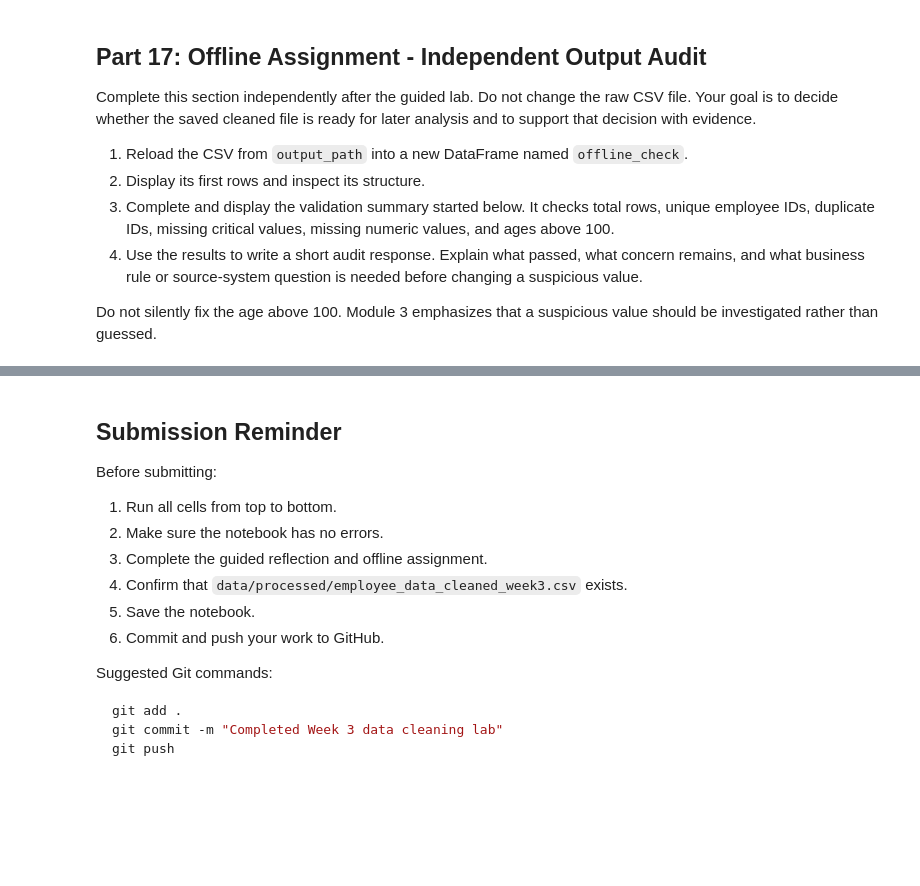
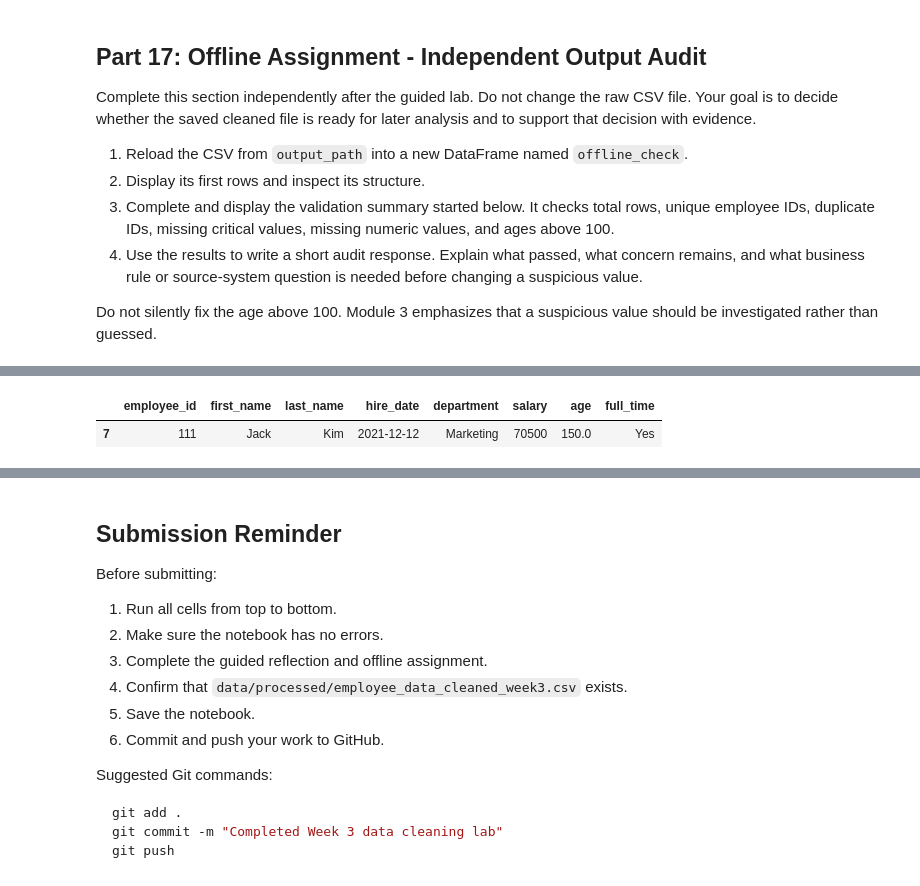
Before and after one commit to glendadavisjohnson/First-Steps-in-Data-Cleaning, a Jupyter notebook: notebooks/week3_data_cleaning_lab.ipynb, the cells around one changed output, grey strips where cells are left out. Saved outputs shown, nothing was run; the diff lists cells and outputs as text; code cells hidden in the pictures; blank space fills up the shorter version.

```diff
--- a/notebooks/week3_data_cleaning_lab.ipynb
+++ b/notebooks/week3_data_cleaning_lab.ipynb
@@ -585,0 +593,5 @@ offline_check.head()
+# %%
+offline_check[offline_check["age"] >100]
+# %% [output]
+|  | employee_id | first_name | last_name | hire_date | department | salary | age | full_time |
+| 7 | 111 | Jack | Kim | 2021-12-12 | Marketing | 70500 | 150.0 | Yes |
```
Also changed, not shown: parts of 5 cells of this notebook.
